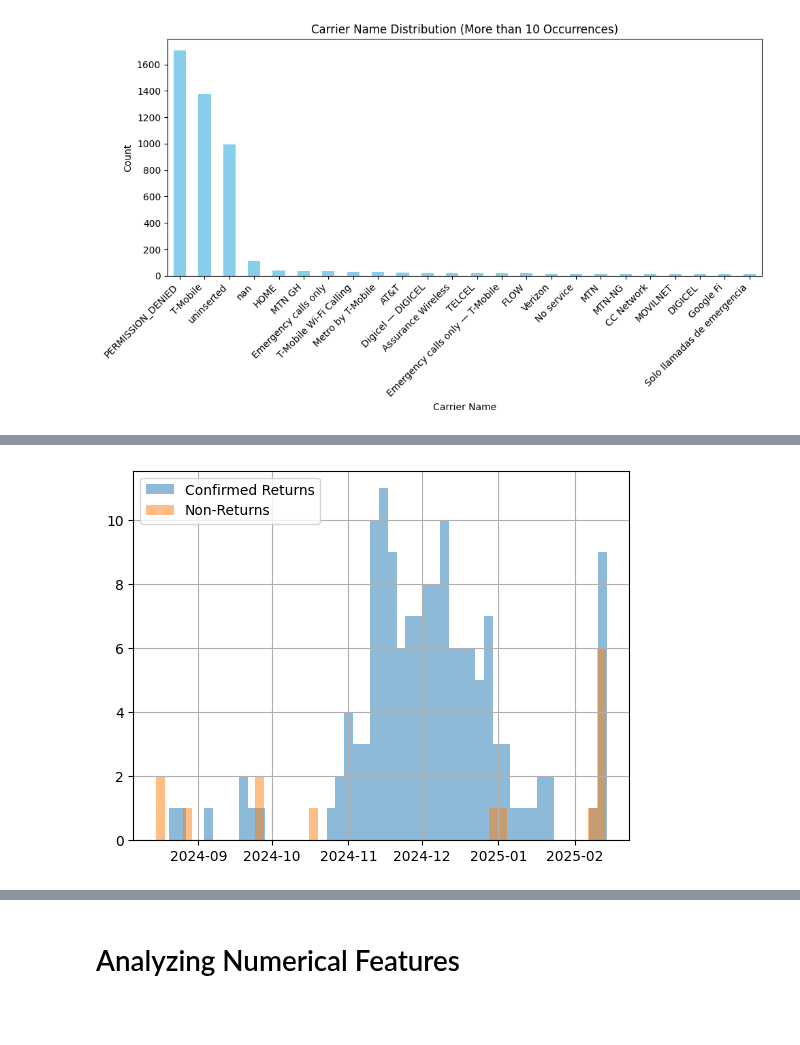
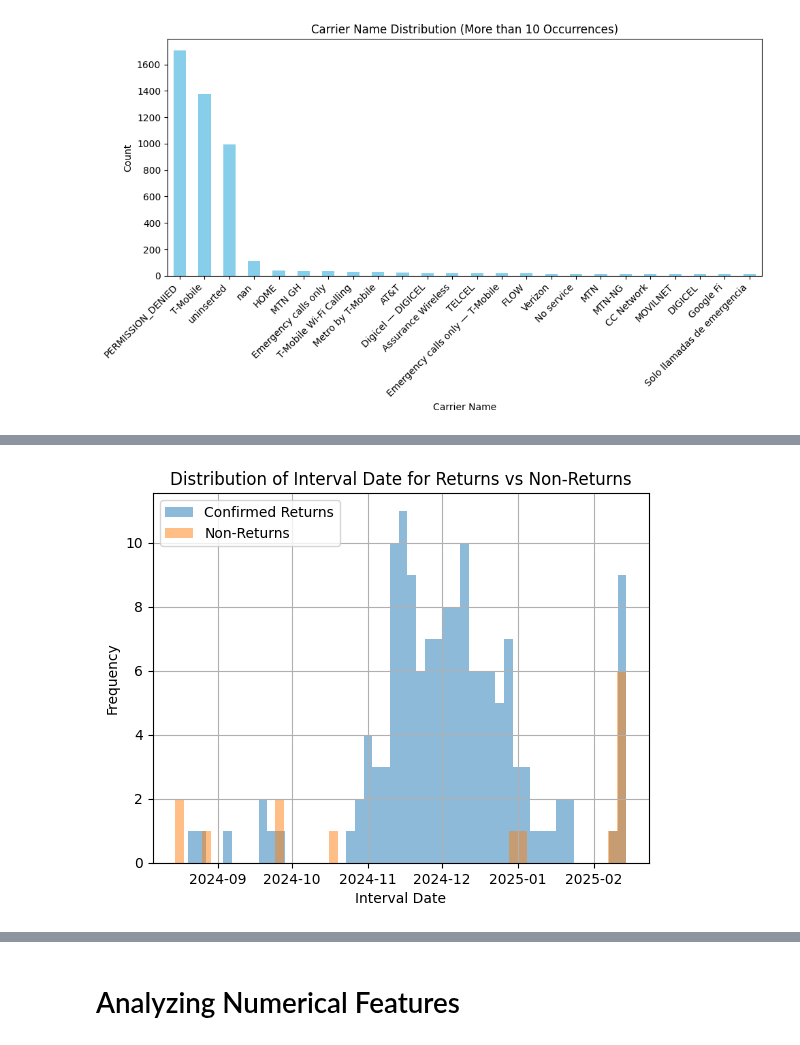
Before and after one commit to ACarrig/NUUMobile1, a Jupyter notebook: data_before_Feb13_analysis.ipynb, the cells around one changed output, grey strips where cells are left out. Drawn from its saved outputs; the diff is of its cells as text; code cells hidden in the pictures; blank space fills up the shorter version.

```diff
--- a/data_before_Feb13_analysis.ipynb
+++ b/data_before_Feb13_analysis.ipynb
@@ -389,11 +414,4 @@ Name: count, Length: 195, dtype: int64
 # %%
-dates_feature = ['interval_date', 'last_boot_date', 'active_date']
-
-for col in dates_feature:
-    print(f"--- {col} ---")
-    print(data[col].value_counts(dropna=False))  # Includes NaN values in the count
-    print("\n")
-
 # Replace Arabic numerals with English numerals for both date columns
 data['last_boot_date'] = data['last_boot_date'].replace(
     {'٢': '2', '٣': '3', '٤': '4', '٥': '5', '٦': '6', '٧': '7', '٨': '8', '٩': '9', '٠': '0'}, regex=True
@@ -409,6 +427,9 @@ data['time_diff'] = (data['interval_date'] - pd.to_datetime(data['last_boot_date
 
 data[data['Churn'] == 1]['interval_date'].hist(bins=50, alpha=0.5, label='Confirmed Returns')
 data[data['Churn'] == 0]['interval_date'].hist(bins=50, alpha=0.5, label='Non-Returns')
+plt.xlabel('Interval Date')
+plt.ylabel('Frequency')
 plt.legend()
+plt.title('Distribution of Interval Date for Returns vs Non-Returns')
 plt.show()
 # %% [output]
@@ -432 +436 @@ Name: count, Length: 4883, dtype: int64
-[figure, old version]
+[figure, new version]
```
Also changed, not shown: parts of 3 cells of this notebook.
